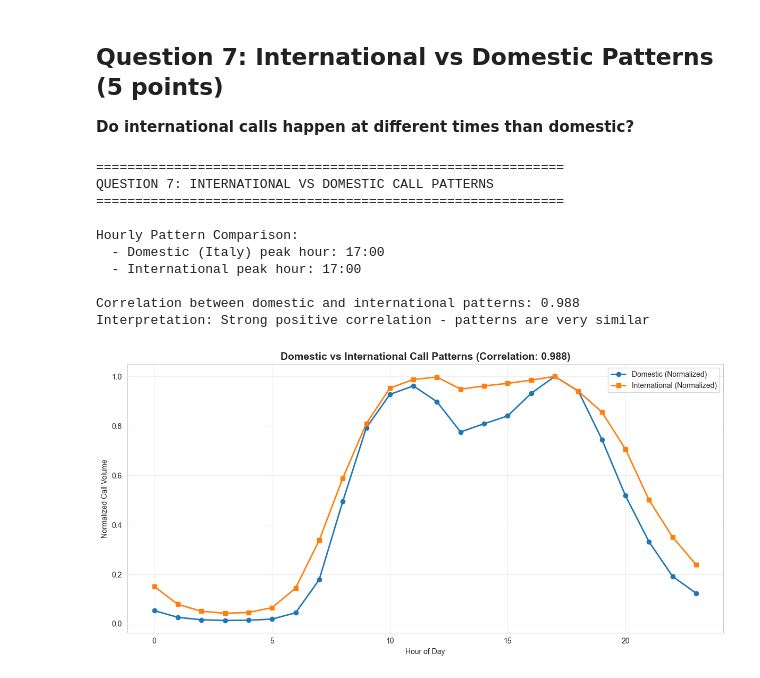
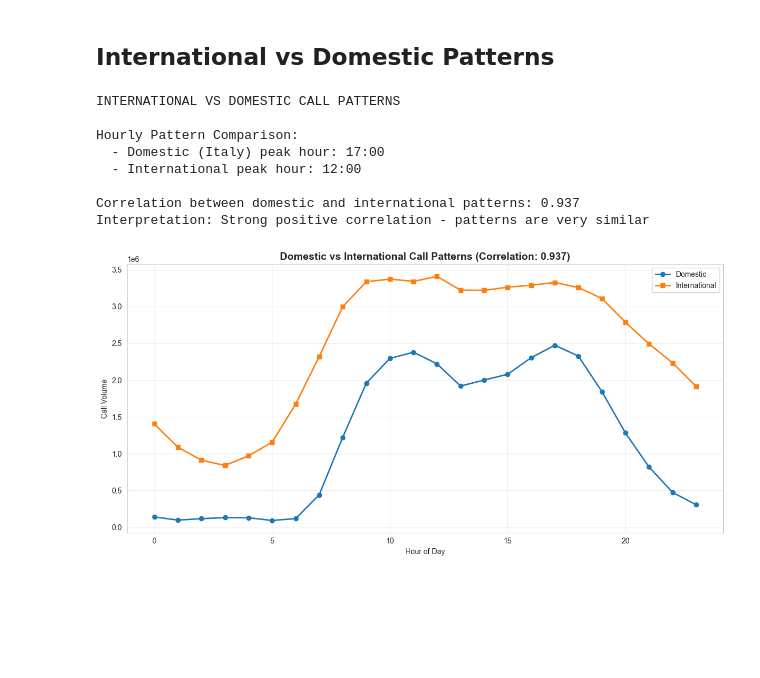
Before and after one commit to benitha200/MBD-CALL-DETAILS-RECORD-ANALYSIS, a Jupyter notebook: MBD_Assignment1_biyuyise.ipynb, the cells around one changed output. Drawn from its saved outputs; the diff is of its cells as text; code cells hidden in the pictures; blank space fills up the shorter version.

```diff
--- a/MBD_Assignment1_biyuyise.ipynb
+++ b/MBD_Assignment1_biyuyise.ipynb
@@ -485,11 +424,9 @@ Absolute values:
-# %% [markdown]
-## Question 7: International vs Domestic Patterns (5 points)
-
-**Do international calls happen at different times than domestic?**
+# %% [markdown]
+## International vs Domestic Patterns
 # %%
-print("="*60)
-print("QUESTION 7: INTERNATIONAL VS DOMESTIC CALL PATTERNS")
-print("="*60)
+#  international calls vs domestic calls
+print("INTERNATIONAL VS DOMESTIC CALL PATTERNS")
+
 
 # Compare hourly patterns (assuming 39 is Italy)
 domestic_hourly = combined_df[combined_df['countrycode'] == 39].groupby('hour')['total_calls'].sum()
@@ -512,36 +449,34 @@ else:
 
 print(f"Interpretation: {interpretation}")
 # %% [output]
-============================================================
-QUESTION 7: INTERNATIONAL VS DOMESTIC CALL PATTERNS
-============================================================
+INTERNATIONAL VS DOMESTIC CALL PATTERNS
 
 Hourly Pattern Comparison:
   - Domestic (Italy) peak hour: 17:00
-  - International peak hour: 17:00
+  - International peak hour: 12:00
 
-Correlation between domestic and international patterns: 0.988
+Correlation between domestic and international patterns: 0.937
 Interpretation: Strong positive correlation - patterns are very similar
 # %%
 # Visualization
 fig, ax = plt.subplots(figsize=(12, 6))
 
-# Normalize for better comparison
-domestic_norm = domestic_hourly / domestic_hourly.max()
-international_norm = international_hourly / international_hourly.max()
+ax.plot(domestic_hourly.index, domestic_hourly.values,
+        marker='o', label='Domestic', linewidth=2, markersize=6)
+ax.plot(international_hourly.index, international_hourly.values,
+        marker='s', label='International', linewidth=2, markersize=6)
 
-ax.plot(domestic_norm.index, domestic_norm.values, marker='o',
-        label='Domestic (Normalized)', linewidth=2, markersize=6)
-ax.plot(international_norm.index, international_norm.values, marker='s',
-        label='International (Normalized)', linewidth=2, markersize=6)
-
-ax.set_title(f'Domestic vs International Call Patterns (Correlation: {correlation:.3f})',
-             fontweight='bold', fontsize=14)
+ax.set_title(
+    f'Domestic vs International Call Patterns (Correlation: {correlation:.3f})',
+    fontweight='bold',
+    fontsize=14
+)
 ax.set_xlabel('Hour of Day')
-ax.set_ylabel('Normalized Call Volume')
+ax.set_ylabel('Call Volume')
 ax.legend()
 ax.grid(alpha=0.3)
+
 plt.tight_layout()
 plt.show()
 # %% [output]
-[figure, old version]
+[figure, new version]
```
Also changed, not shown: parts of 68 cells of this notebook, 2 other files.
